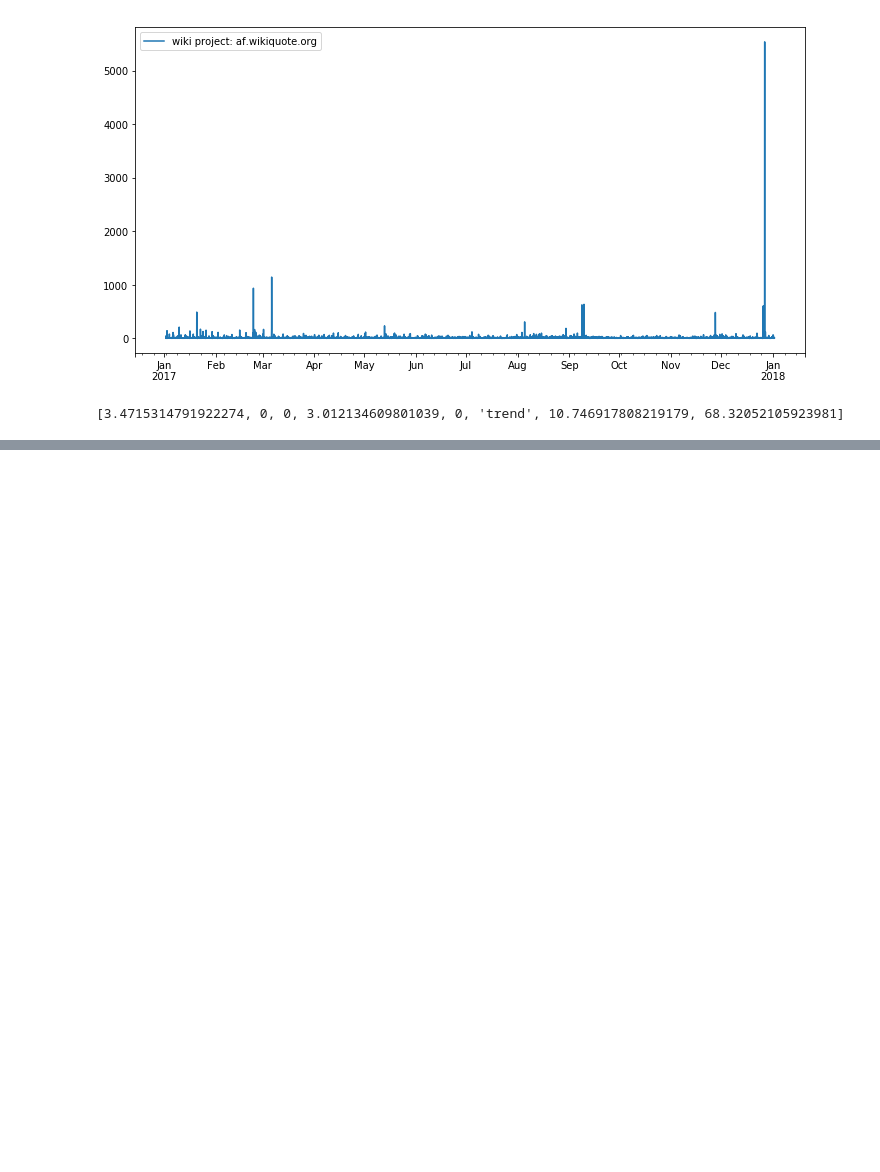
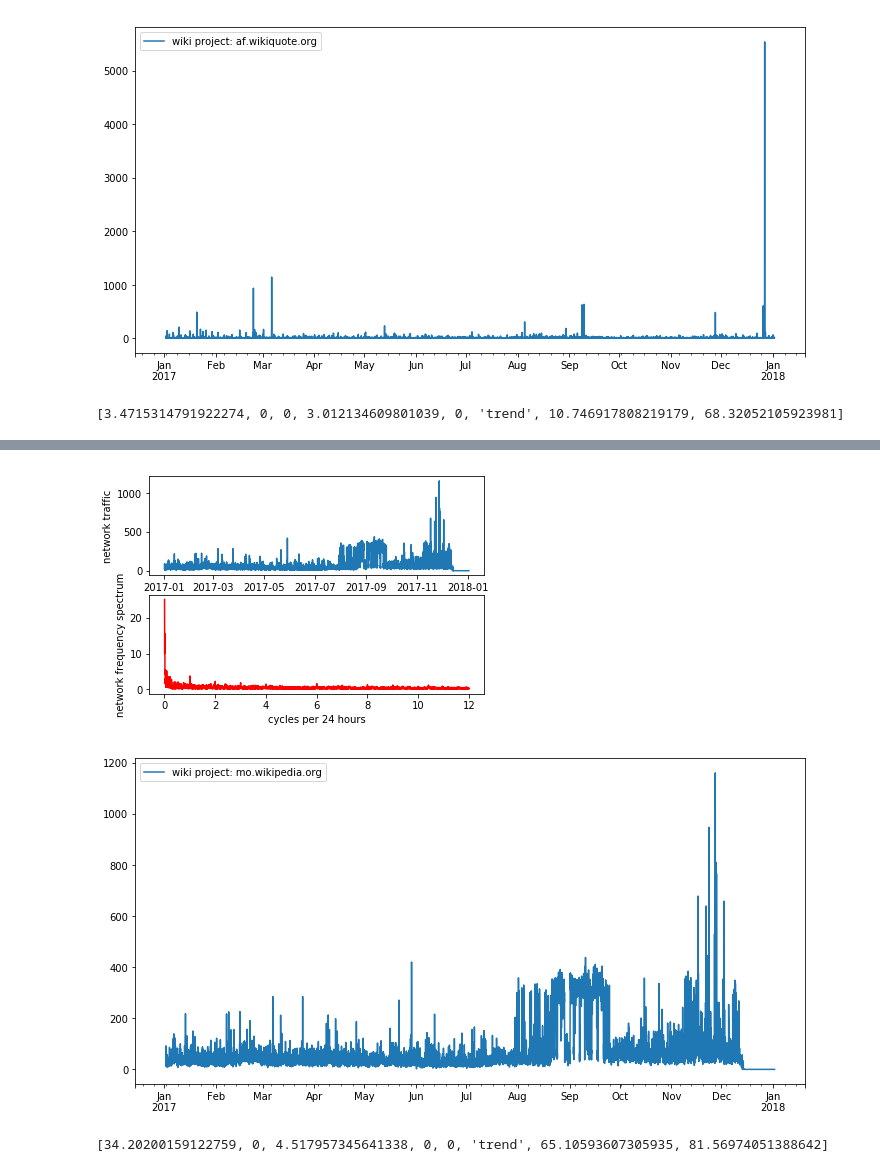
Before and after one commit to amigniox/robust_forecasting, a Jupyter notebook: notebooks/04-wiki_data_stats.ipynb, the cells around one changed output, grey strips where cells are left out. Saved outputs shown, nothing was run; the diff lists cells and outputs as text; code cells hidden in the pictures; blank space fills up the shorter version.

```diff
--- a/notebooks/04-wiki_data_stats.ipynb
+++ b/notebooks/04-wiki_data_stats.ipynb
@@ -328,0 +259,13 @@ ValueError: Multiplicative seasonality is not appropriate for zero and negative
+# %%
+pick = 465
+discrete_ft(time_series_wiki[pick][-year:],day)
+report = characterize_ts(time_series_wiki[pick][-year:],day)
+plt.figure(figsize=(12, 6))
+time_series_wiki[pick][-year:].plot(label='wiki project: ' + wp_list[pick])
+plt.legend()
+plt.show()
+print(report)
+# %% [output]
+[figure, added]
+[figure, added]
+[34.20200159122759, 0, 4.517957345641338, 0, 0, 'trend', 65.10593607305935, 81.56974051388642]
```
Also changed, not shown: parts of 18 cells of this notebook, 3 other files.
